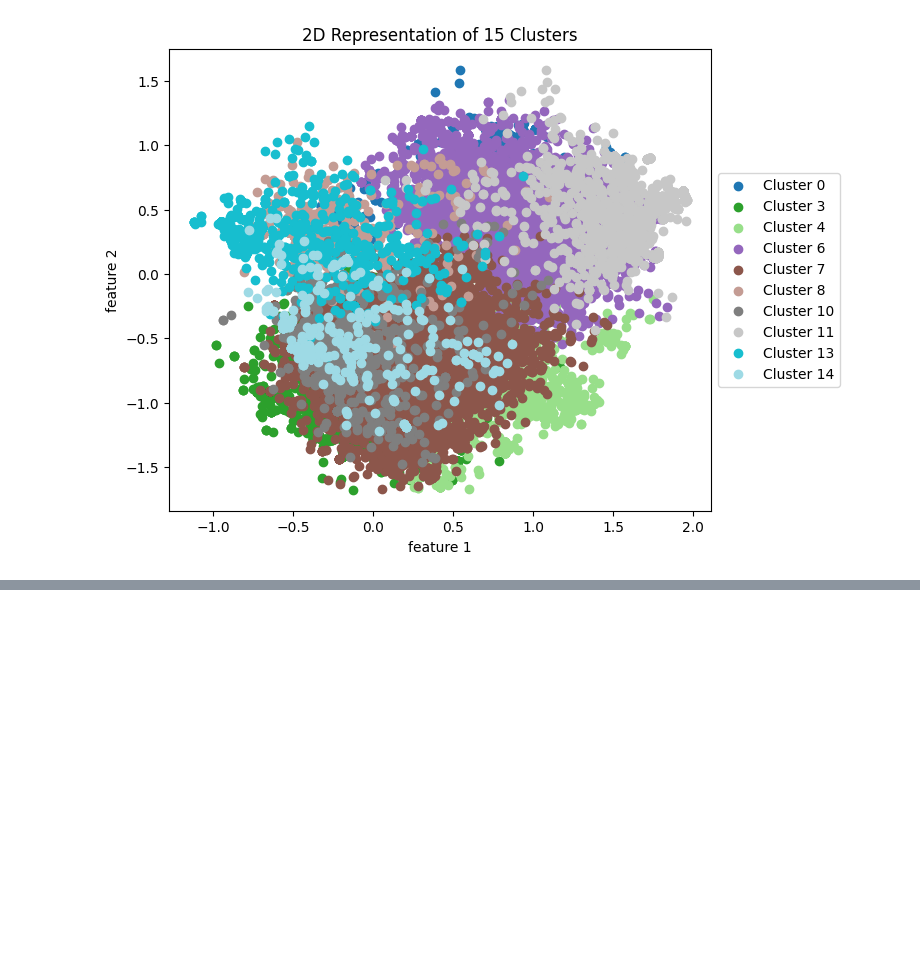
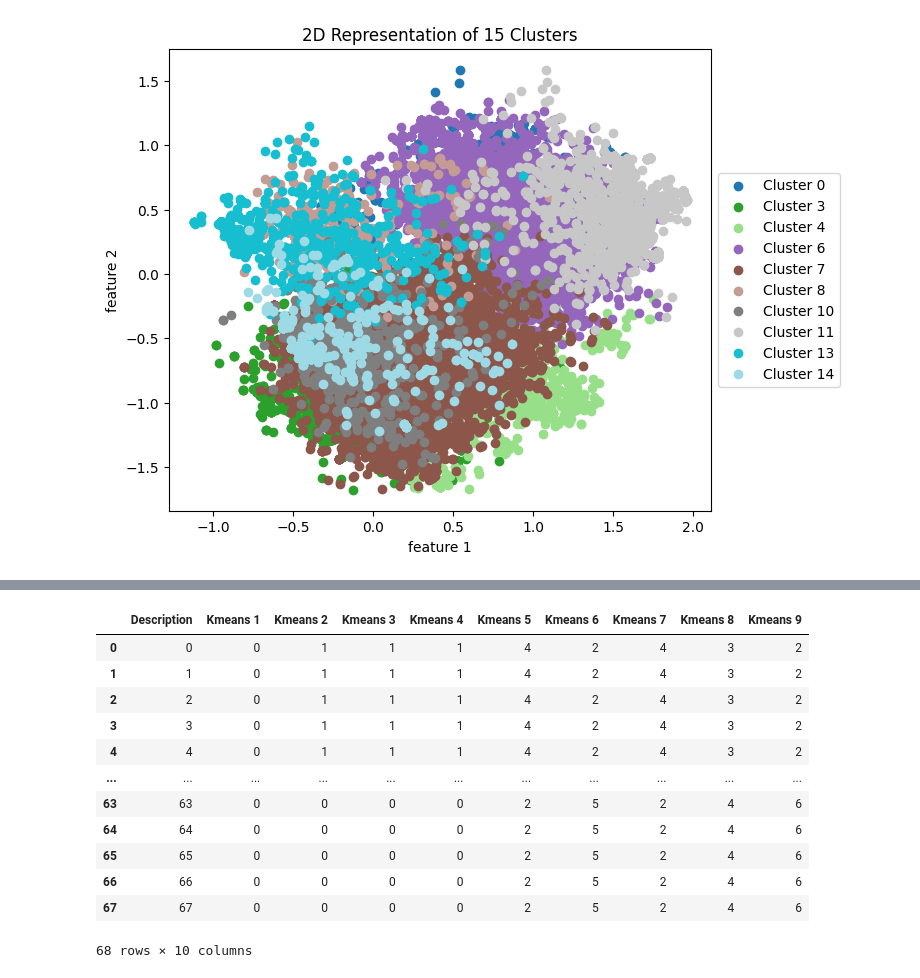
Before and after one commit to zstephe/zstephe.github.io, a Jupyter notebook: Glyph/visualization.ipynb, the cells around one changed output, grey strips where cells are left out. Cells and saved outputs as stored; diff of their text form; code cells hidden in the pictures; blank space fills up the shorter version.

```diff
--- a/Glyph/visualization.ipynb
+++ b/Glyph/visualization.ipynb
@@ -90,0 +102,16 @@ visualize2D(newEmbeddings2D,df,15,ignore=[1,2,5,9,12],savefig=True)
+# %%
+t5kmeans
+# %% [output]
+|  | Description | Kmeans 1 | Kmeans 2 | Kmeans 3 | Kmeans 4 | Kmeans 5 | Kmeans 6 | Kmeans 7 | Kmeans 8 | Kmeans 9 |
+| 0 | 0 | 0 | 1 | 1 | 1 | 4 | 2 | 4 | 3 | 2 |
+| 1 | 1 | 0 | 1 | 1 | 1 | 4 | 2 | 4 | 3 | 2 |
+| 2 | 2 | 0 | 1 | 1 | 1 | 4 | 2 | 4 | 3 | 2 |
+| 3 | 3 | 0 | 1 | 1 | 1 | 4 | 2 | 4 | 3 | 2 |
+| 4 | 4 | 0 | 1 | 1 | 1 | 4 | 2 | 4 | 3 | 2 |
+| ... | ... | ... | ... | ... | ... | ... | ... | ... | ... | ... |
+| 63 | 63 | 0 | 0 | 0 | 0 | 2 | 5 | 2 | 4 | 6 |
+| 64 | 64 | 0 | 0 | 0 | 0 | 2 | 5 | 2 | 4 | 6 |
+| 65 | 65 | 0 | 0 | 0 | 0 | 2 | 5 | 2 | 4 | 6 |
+| 66 | 66 | 0 | 0 | 0 | 0 | 2 | 5 | 2 | 4 | 6 |
+| 67 | 67 | 0 | 0 | 0 | 0 | 2 | 5 | 2 | 4 | 6 |
+68 rows × 10 columns
```
Also changed, not shown: parts of 3 cells of this notebook, 6 other files.
